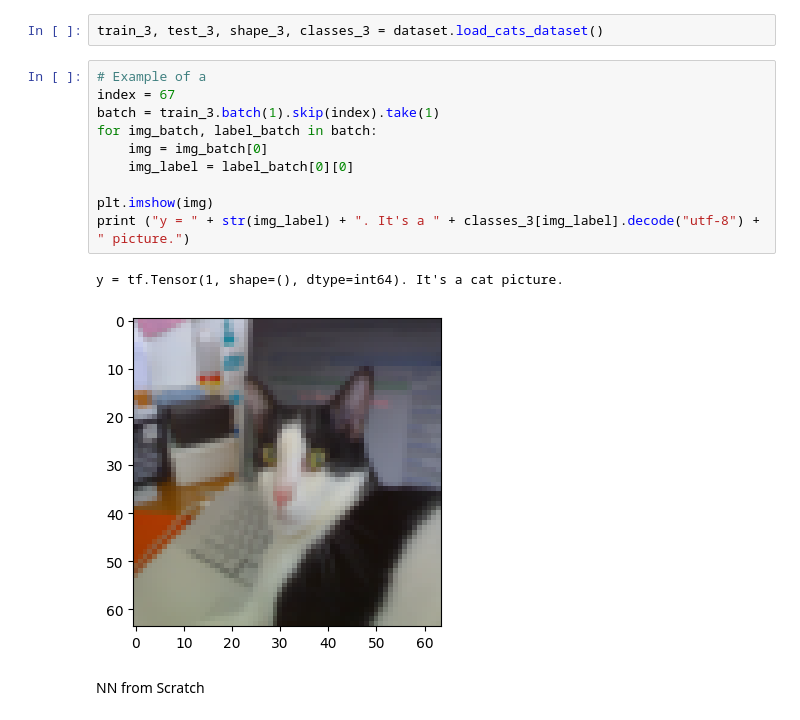
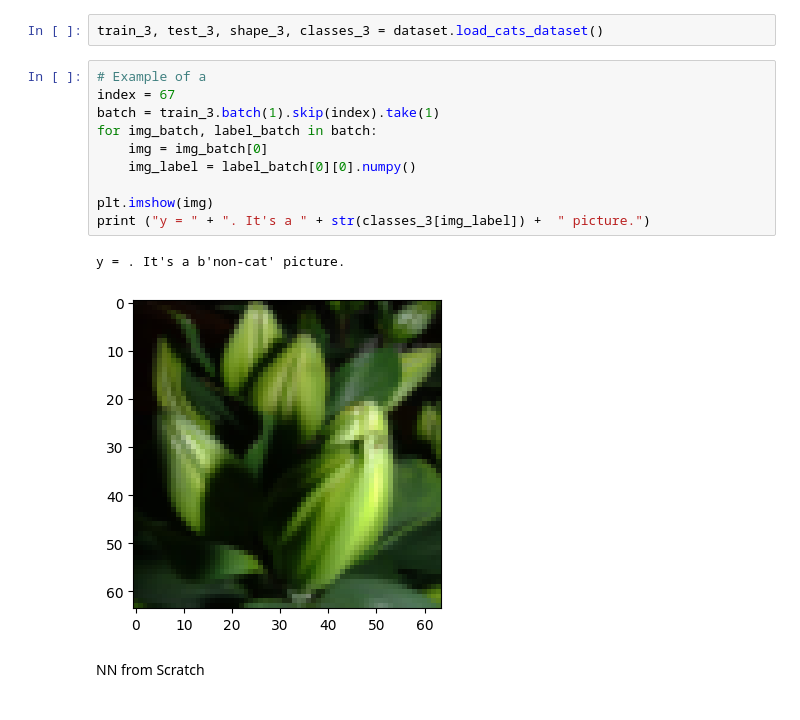
Before and after one commit to Joel-Ajayi/NeuralNetwork_Scratch, a Jupyter notebook: main.ipynb, the cells around one changed output. Saved outputs shown, nothing was run; the diff lists cells and outputs as text.

```diff
--- a/main.ipynb
+++ b/main.ipynb
@@ -58,16 +59,16 @@ train_3, test_3, shape_3, classes_3 = dataset.load_cats_dataset()
 # %%
 # Example of a
 index = 67
 batch = train_3.batch(1).skip(index).take(1)
 for img_batch, label_batch in batch:
     img = img_batch[0]
-    img_label = label_batch[0][0]
+    img_label = label_batch[0][0].numpy()
 
 plt.imshow(img)
-print ("y = " + str(img_label) + ". It's a " + classes_3[img_label].decode("utf-8") +  " picture.")
+print ("y = " + ". It's a " + str(classes_3[img_label]) +  " picture.")
 # %% [output]
-y = tf.Tensor(1, shape=(), dtype=int64). It's a cat picture.
+y = . It's a b'non-cat' picture.
-[figure, old version]
+[figure, new version]
 # %% [markdown]
 NN from Scratch
 # %%
```
Also changed, not shown: parts of 28 cells of this notebook, 6 other files.
